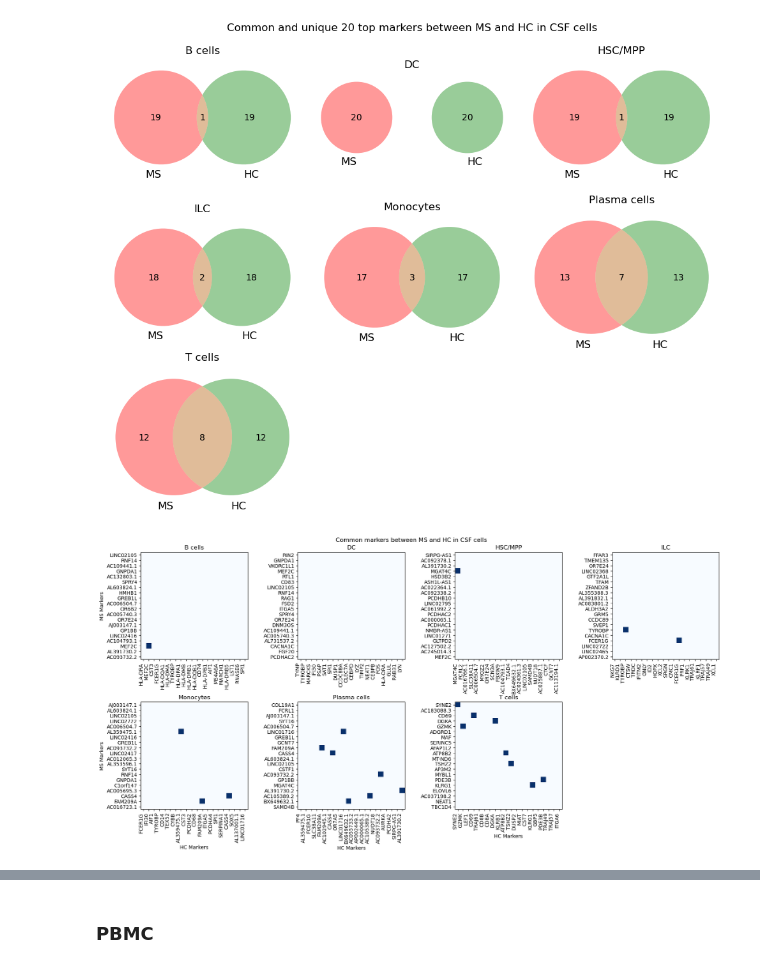
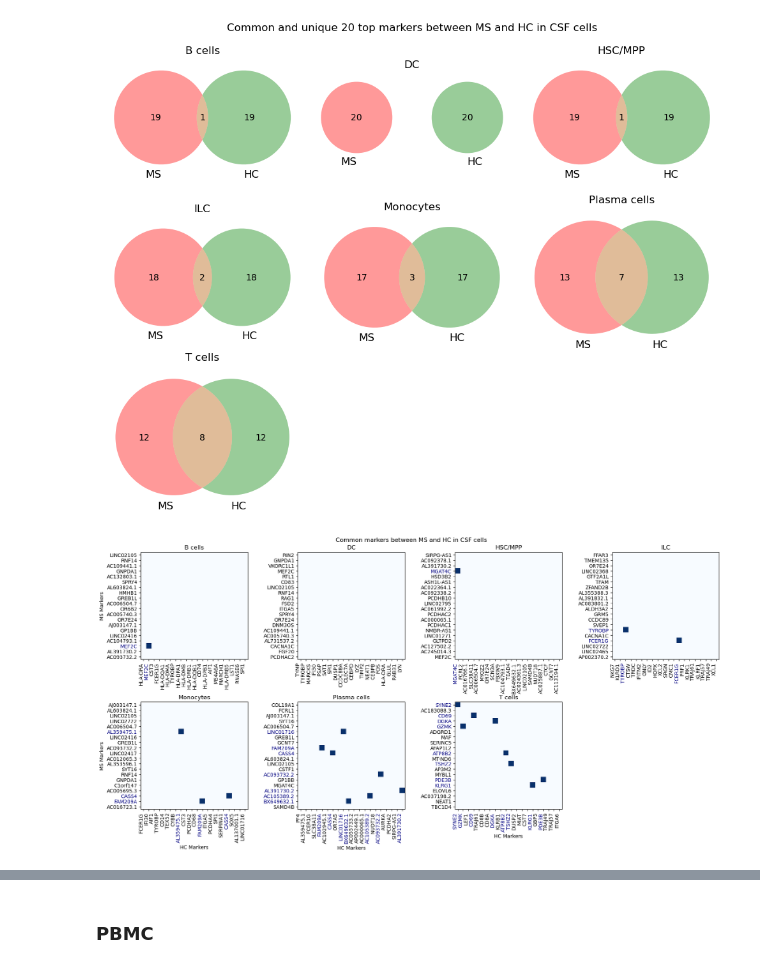
Before and after one commit to multi-omics-integration-for-MS/multi-omics-integration, a Jupyter notebook: 21_markers.ipynb, the cells around one changed output, grey strips where cells are left out. Drawn from its saved outputs; the diff is of its cells as text; code cells hidden in the pictures.

```diff
--- a/21_markers.ipynb
+++ b/21_markers.ipynb
@@ -59,35 +59,43 @@ plt.show()
 # %%
 fig, axs = plt.subplots(2, 4, figsize=(18, 9))
 
 for i, ax in enumerate(axs.flatten()):
     if i % 4 == 0: ax.set_ylabel('MS Markers')
     if i >= 4 and i < 7: ax.set_xlabel('HC Markers')
 
 for cell_type, ax in zip(unique_markers_MS.keys(), axs.flatten()):
     markers_MS_cell = markers_csf_ms[cell_type]
     markers_HC_cell = markers_csf_hc[cell_type]
 
     matrix = np.zeros((len(markers_MS_cell), len(markers_HC_cell)))
 
     for i, marker_MS in enumerate(markers_MS_cell):
         for j, marker_HC in enumerate(markers_HC_cell):
             if marker_MS == marker_HC:
                 matrix[i, j] = 1
 
     ax.imshow(matrix, cmap='Blues', interpolation='nearest')
 
-    # xticks only in first ax of each row of the sub plot
-
     ax.set_xticks(np.arange(len(markers_HC_cell)), markers_HC_cell, rotation=90, ha='right')
+    for ticklabel in ax.get_xticklabels():
+        if ticklabel.get_text() in markers_MS_cell:
+            ticklabel.set_color('navy')
+        else:
+            ticklabel.set_color('k')
     ax.set_yticks(np.arange(len(markers_MS_cell)), markers_MS_cell)
+    for ticklabel in ax.get_yticklabels():
+        if ticklabel.get_text() in markers_HC_cell:
+            ticklabel.set_color('navy')
+        else:
+            ticklabel.set_color('k')
     ax.set_title(f'{cell_type}')
 
 plt.suptitle('Common markers between MS and HC in CSF cells')
 plt.tight_layout()
 axs[1, 3].axis('off')
 plt.show()
 # %% [output]
-[figure, old version]
+[figure, new version]
 # %%
 csf_df = pd.DataFrame(common_markers.items(), columns=['Cell Type', 'Common Markers'])
 csf_unique_MS_df = pd.DataFrame(unique_markers_MS.items(), columns=['Cell Type', 'MS Unique Markers'])
```
Also changed, not shown: parts of 10 cells of this notebook, 10 other files.
